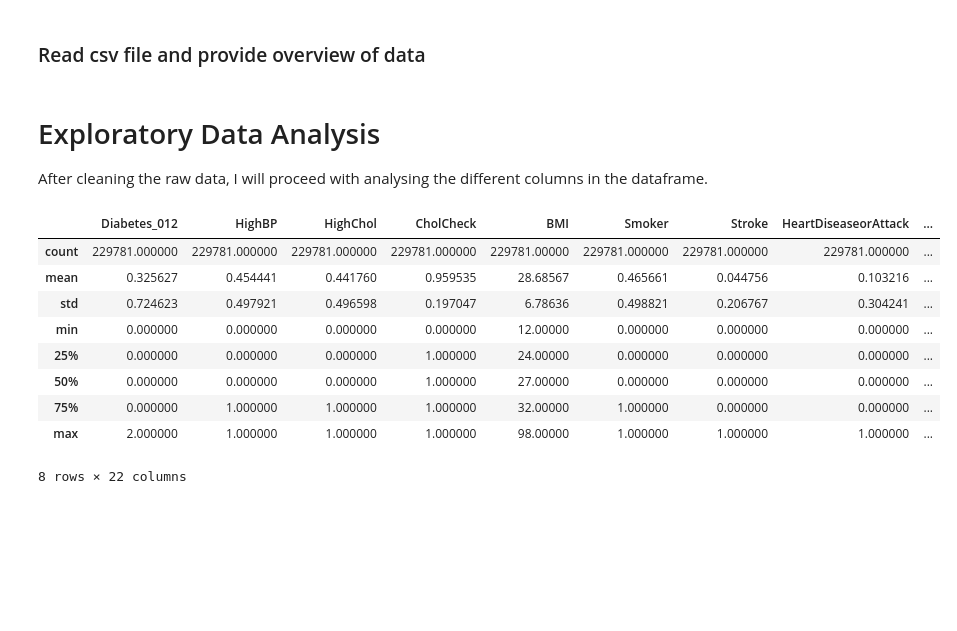
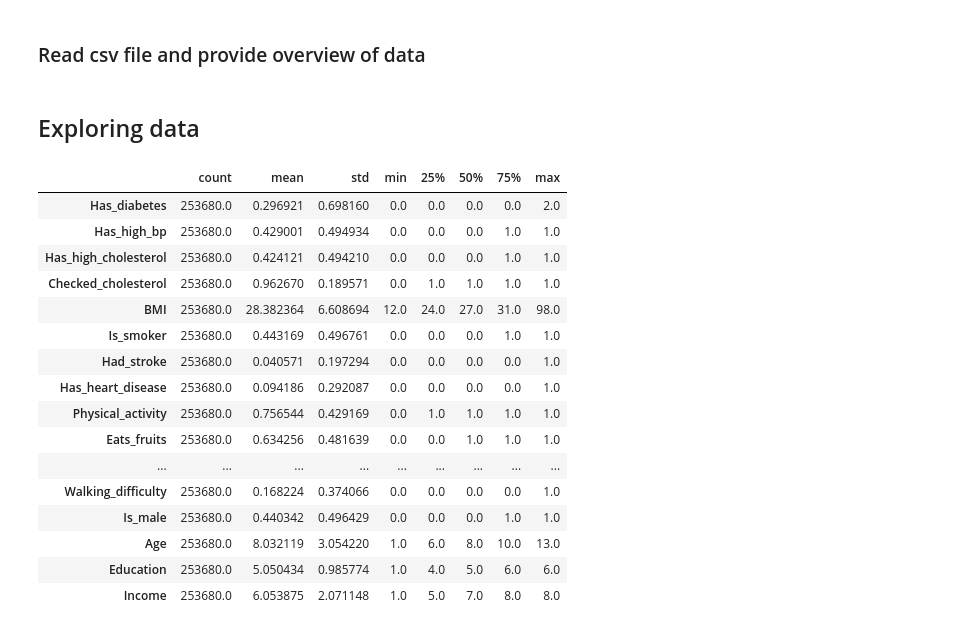
Before and after one commit to diego2017/capstone_disease_predictor, a Jupyter notebook: notebooks/02-eda.ipynb, the cells around one changed output. Drawn from its saved outputs; the diff is of its cells as text; code cells hidden in the pictures; blank space fills up the shorter version.

```diff
--- a/notebooks/02-eda.ipynb
+++ b/notebooks/02-eda.ipynb
@@ -24,21 +163,27 @@ import seaborn as sns
 ### Read csv file and provide overview of data
 # %%
 # Load csv file
-df_raw= pd.read_csv("../Data/Raw data/Diabetes_Health_Indicators_Raw.csv")
+df_cleaned= pd.read_csv("../Data/Cleaned data/Diabetes_Health_Indicators_Cleaned_.csv")
-# %% [markdown]
-# Exploratory Data Analysis
-After cleaning the raw data, I will proceed with analysing the different columns in the dataframe.
+# %% [markdown]
+## Exploring data
 # %%
-df_cleaned.describe()
+df_cleaned.describe().T
 # %% [output]
-|  | Diabetes_012 | HighBP | HighChol | CholCheck | BMI | Smoker | Stroke | HeartDiseaseorAttack | ... |
-| count | 229781.000000 | 229781.000000 | 229781.000000 | 229781.000000 | 229781.00000 | 229781.000000 | 229781.000000 | 229781.000000 | ... |
-| mean | 0.325627 | 0.454441 | 0.441760 | 0.959535 | 28.68567 | 0.465661 | 0.044756 | 0.103216 | ... |
-| std | 0.724623 | 0.497921 | 0.496598 | 0.197047 | 6.78636 | 0.498821 | 0.206767 | 0.304241 | ... |
-| min | 0.000000 | 0.000000 | 0.000000 | 0.000000 | 12.00000 | 0.000000 | 0.000000 | 0.000000 | ... |
-| 25% | 0.000000 | 0.000000 | 0.000000 | 1.000000 | 24.00000 | 0.000000 | 0.000000 | 0.000000 | ... |
-| 50% | 0.000000 | 0.000000 | 0.000000 | 1.000000 | 27.00000 | 0.000000 | 0.000000 | 0.000000 | ... |
-| 75% | 0.000000 | 1.000000 | 1.000000 | 1.000000 | 32.00000 | 1.000000 | 0.000000 | 0.000000 | ... |
-| max | 2.000000 | 1.000000 | 1.000000 | 1.000000 | 98.00000 | 1.000000 | 1.000000 | 1.000000 | ... |
+|  | count | mean | std | min | 25% | 50% | 75% | max |
+| Has_diabetes | 253680.0 | 0.296921 | 0.698160 | 0.0 | 0.0 | 0.0 | 0.0 | 2.0 |
+| Has_high_bp | 253680.0 | 0.429001 | 0.494934 | 0.0 | 0.0 | 0.0 | 1.0 | 1.0 |
+| Has_high_cholesterol | 253680.0 | 0.424121 | 0.494210 | 0.0 | 0.0 | 0.0 | 1.0 | 1.0 |
+| Checked_cholesterol | 253680.0 | 0.962670 | 0.189571 | 0.0 | 1.0 | 1.0 | 1.0 | 1.0 |
+| BMI | 253680.0 | 28.382364 | 6.608694 | 12.0 | 24.0 | 27.0 | 31.0 | 98.0 |
+| Is_smoker | 253680.0 | 0.443169 | 0.496761 | 0.0 | 0.0 | 0.0 | 1.0 | 1.0 |
+| Had_stroke | 253680.0 | 0.040571 | 0.197294 | 0.0 | 0.0 | 0.0 | 0.0 | 1.0 |
+| Has_heart_disease | 253680.0 | 0.094186 | 0.292087 | 0.0 | 0.0 | 0.0 | 0.0 | 1.0 |
+| Physical_activity | 253680.0 | 0.756544 | 0.429169 | 0.0 | 1.0 | 1.0 | 1.0 | 1.0 |
+| Eats_fruits | 253680.0 | 0.634256 | 0.481639 | 0.0 | 0.0 | 1.0 | 1.0 | 1.0 |
+| ... | ... | ... | ... | ... | ... | ... | ... | ... |
+| Walking_difficulty | 253680.0 | 0.168224 | 0.374066 | 0.0 | 0.0 | 0.0 | 0.0 | 1.0 |
+| Is_male | 253680.0 | 0.440342 | 0.496429 | 0.0 | 0.0 | 0.0 | 1.0 | 1.0 |
+| Age | 253680.0 | 8.032119 | 3.054220 | 1.0 | 6.0 | 8.0 | 10.0 | 13.0 |
+| Education | 253680.0 | 5.050434 | 0.985774 | 1.0 | 4.0 | 5.0 | 6.0 | 6.0 |
+| Income | 253680.0 | 6.053875 | 2.071148 | 1.0 | 5.0 | 7.0 | 8.0 | 8.0 |
-8 rows × 22 columns
 # %%
```
Also changed, not shown: parts of 16 cells of this notebook.
